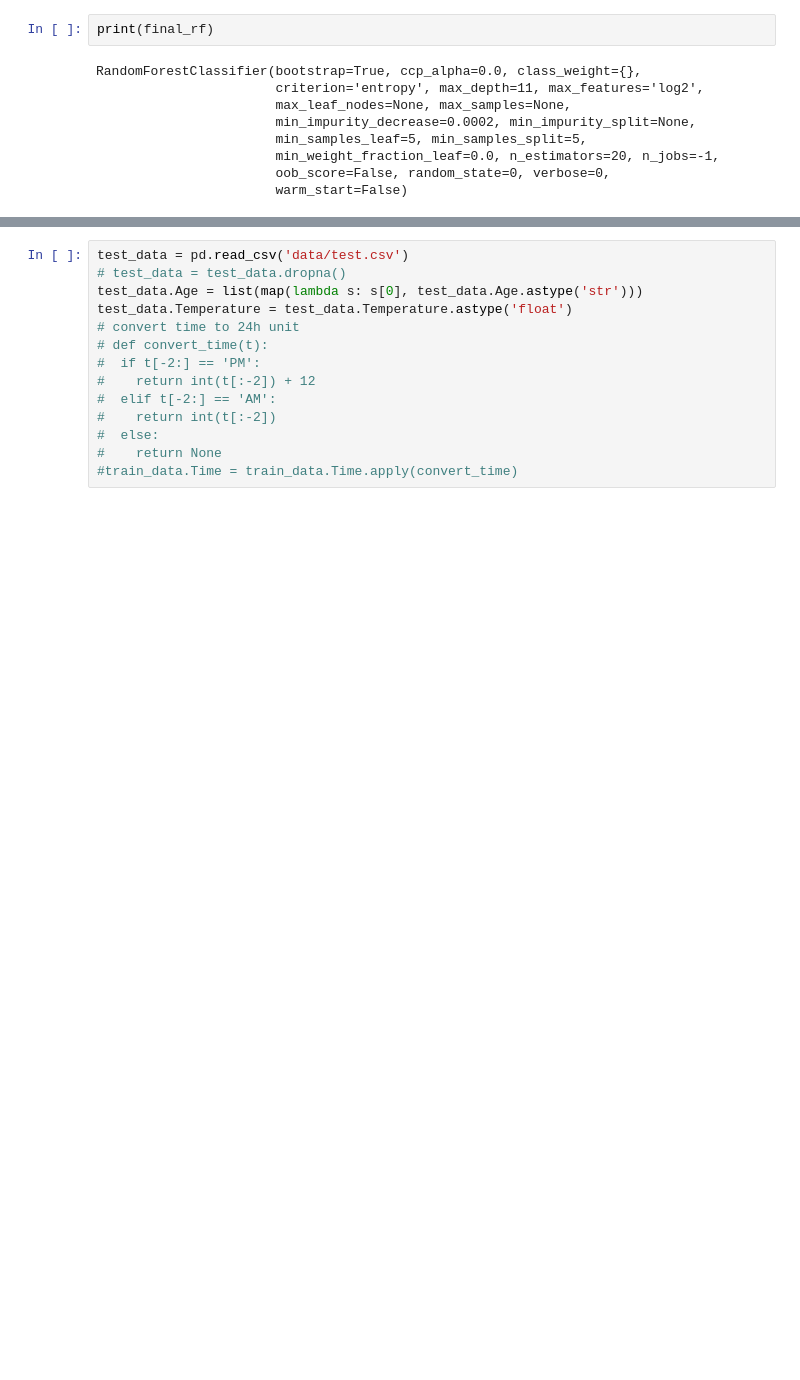
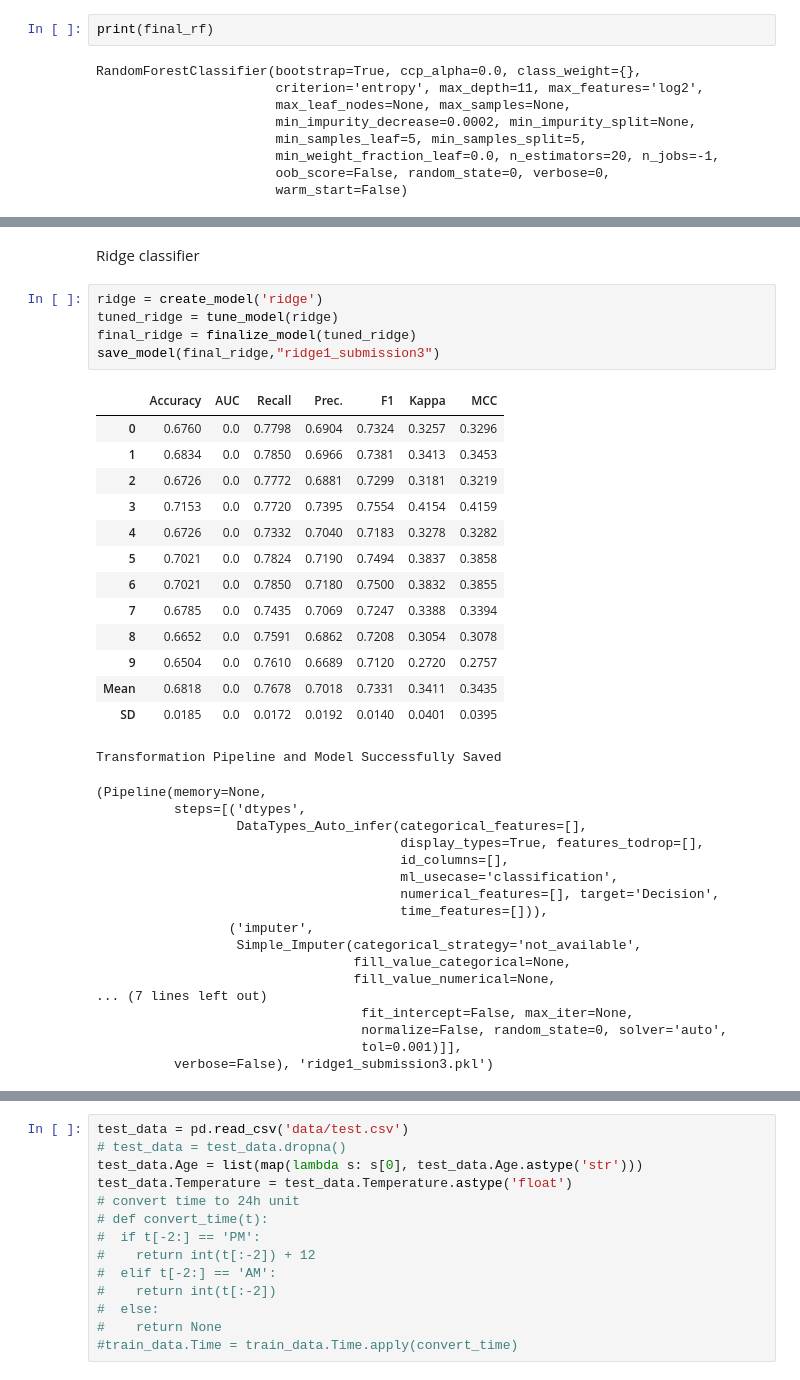
Before and after one commit to ZhuoqunWang0120/cs671kaggle, a Jupyter notebook: report.ipynb, the cells around one changed output, grey strips where cells are left out. Cells and saved outputs as stored; diff of their text form; blank space fills up the shorter version.

```diff
--- a/report.ipynb
+++ b/report.ipynb
@@ -174,0 +196,39 @@ RandomForestClassifier(bootstrap=True, ccp_alpha=0.0, class_weight={},
+# %% [markdown]
+Ridge classifier
+# %%
+ridge = create_model('ridge')
+tuned_ridge = tune_model(ridge)
+final_ridge = finalize_model(tuned_ridge)
+save_model(final_ridge,"ridge1_submission3")
+# %% [output]
+|  | Accuracy | AUC | Recall | Prec. | F1 | Kappa | MCC |
+| 0 | 0.6760 | 0.0 | 0.7798 | 0.6904 | 0.7324 | 0.3257 | 0.3296 |
+| 1 | 0.6834 | 0.0 | 0.7850 | 0.6966 | 0.7381 | 0.3413 | 0.3453 |
+| 2 | 0.6726 | 0.0 | 0.7772 | 0.6881 | 0.7299 | 0.3181 | 0.3219 |
+| 3 | 0.7153 | 0.0 | 0.7720 | 0.7395 | 0.7554 | 0.4154 | 0.4159 |
+| 4 | 0.6726 | 0.0 | 0.7332 | 0.7040 | 0.7183 | 0.3278 | 0.3282 |
+| 5 | 0.7021 | 0.0 | 0.7824 | 0.7190 | 0.7494 | 0.3837 | 0.3858 |
+| 6 | 0.7021 | 0.0 | 0.7850 | 0.7180 | 0.7500 | 0.3832 | 0.3855 |
+| 7 | 0.6785 | 0.0 | 0.7435 | 0.7069 | 0.7247 | 0.3388 | 0.3394 |
+| 8 | 0.6652 | 0.0 | 0.7591 | 0.6862 | 0.7208 | 0.3054 | 0.3078 |
+| 9 | 0.6504 | 0.0 | 0.7610 | 0.6689 | 0.7120 | 0.2720 | 0.2757 |
+| Mean | 0.6818 | 0.0 | 0.7678 | 0.7018 | 0.7331 | 0.3411 | 0.3435 |
+| SD | 0.0185 | 0.0 | 0.0172 | 0.0192 | 0.0140 | 0.0401 | 0.0395 |
+Transformation Pipeline and Model Successfully Saved
+(Pipeline(memory=None,
+          steps=[('dtypes',
+                  DataTypes_Auto_infer(categorical_features=[],
+                                       display_types=True, features_todrop=[],
+                                       id_columns=[],
+                                       ml_usecase='classification',
+                                       numerical_features=[], target='Decision',
+                                       time_features=[])),
+                 ('imputer',
+                  Simple_Imputer(categorical_strategy='not_available',
+                                 fill_value_categorical=None,
+                                 fill_value_numerical=None,
+... (7 lines left out)
+                                  fit_intercept=False, max_iter=None,
+                                  normalize=False, random_state=0, solver='auto',
+                                  tol=0.001)]],
+          verbose=False), 'ridge1_submission3.pkl')
```
Also changed, not shown: parts of 9 cells of this notebook, 2 other files.
